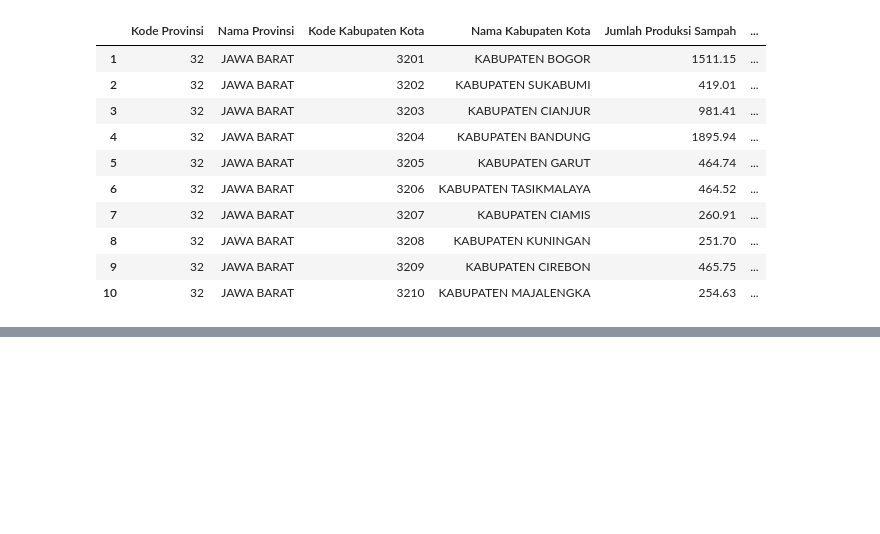
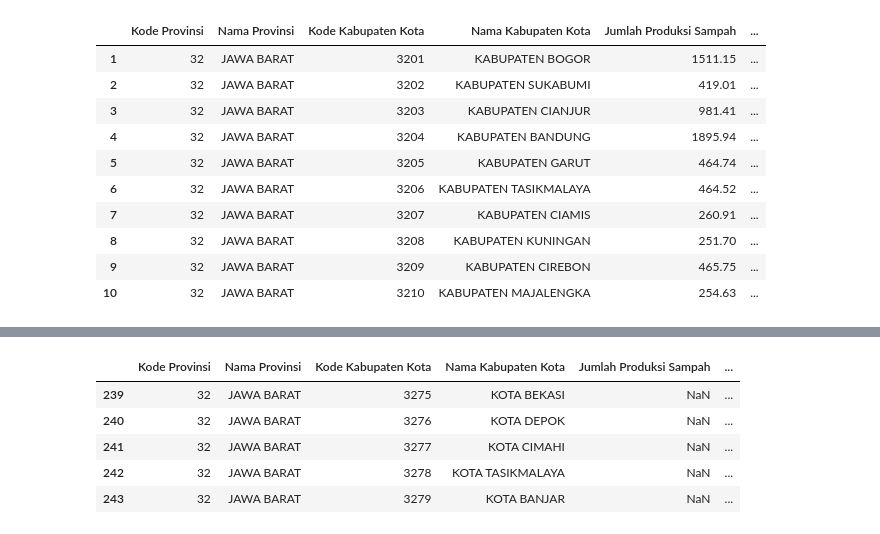
Before and after one commit to unyubgtina/TUGAS-PANDAS, a Jupyter notebook: tugas.ipynb, the cells around one changed output, grey strips where cells are left out. Drawn from its saved outputs; the diff is of its cells as text; code cells hidden in the pictures; blank space fills up the shorter version.

```diff
--- a/tugas.ipynb
+++ b/tugas.ipynb
@@ -110,0 +106,9 @@ df.head(10)
+# %%
+df.tail()
+# %% [output]
+|  | Kode Provinsi | Nama Provinsi | Kode Kabupaten Kota | Nama Kabupaten Kota | Jumlah Produksi Sampah | ... |
+| 239 | 32 | JAWA BARAT | 3275 | KOTA BEKASI | NaN | ... |
+| 240 | 32 | JAWA BARAT | 3276 | KOTA DEPOK | NaN | ... |
+| 241 | 32 | JAWA BARAT | 3277 | KOTA CIMAHI | NaN | ... |
+| 242 | 32 | JAWA BARAT | 3278 | KOTA TASIKMALAYA | NaN | ... |
+| 243 | 32 | JAWA BARAT | 3279 | KOTA BANJAR | NaN | ... |
```
Also changed, not shown: parts of 11 cells of this notebook.
